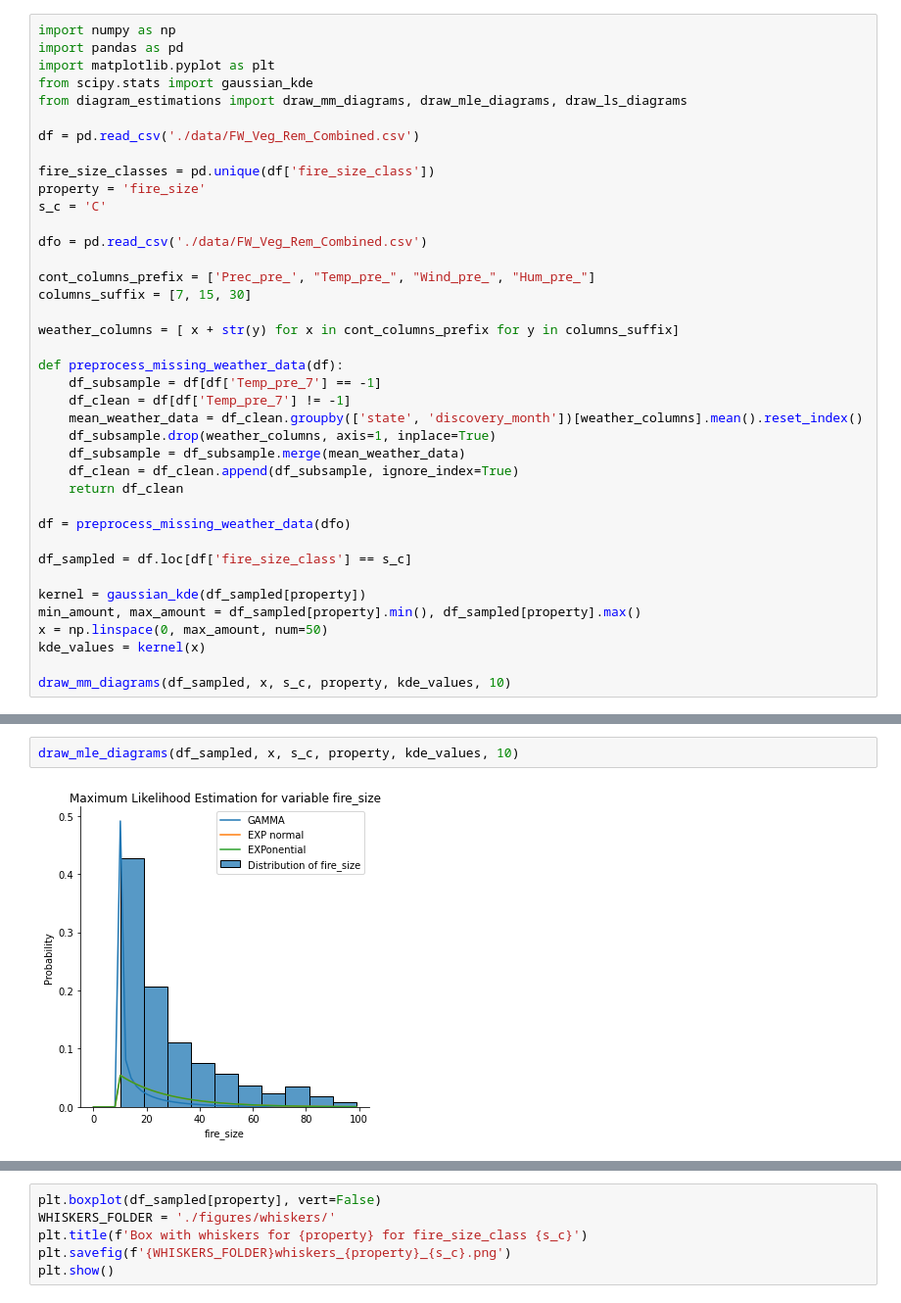
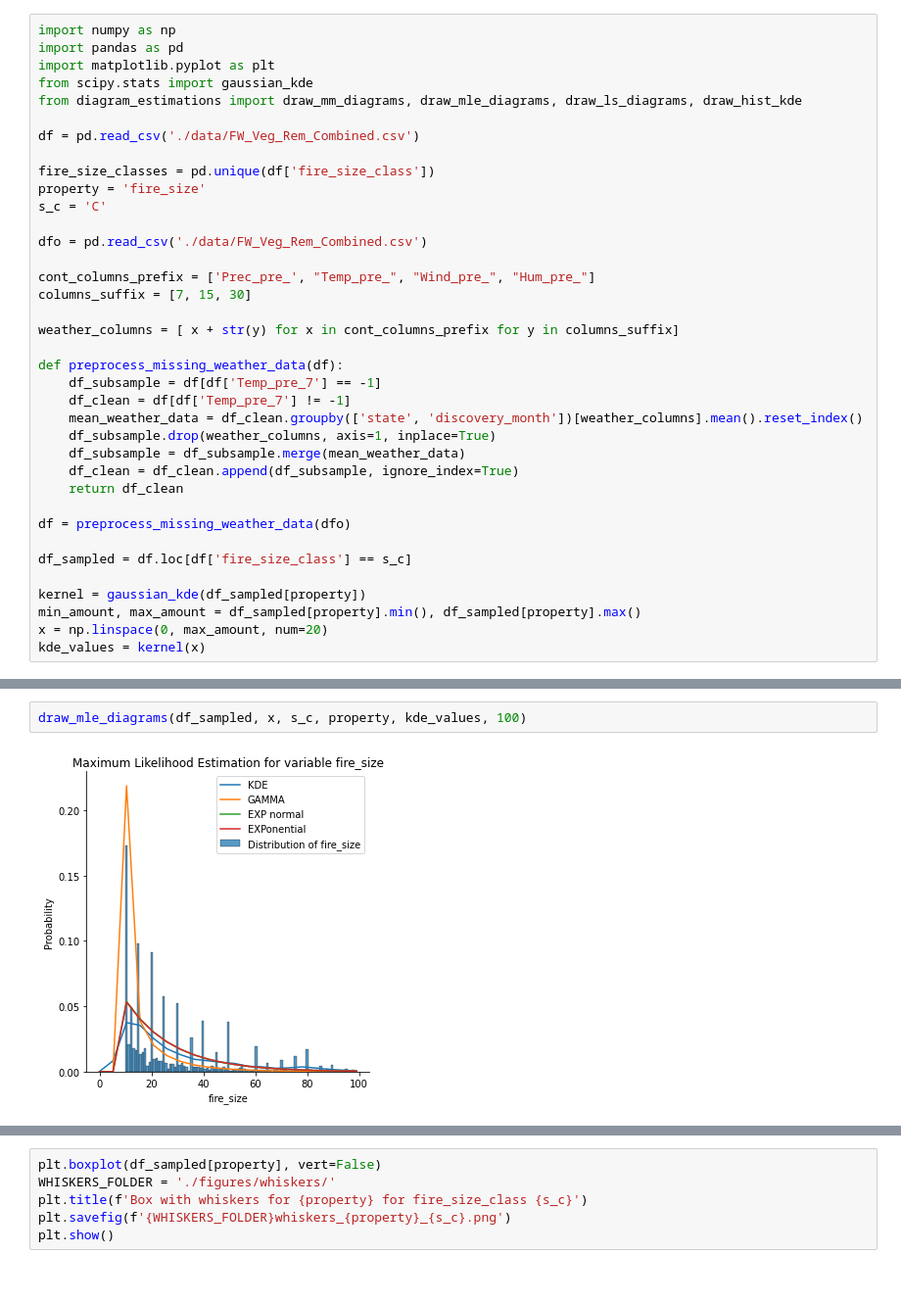
Before and after one commit to PatrykStronski/MultivariateAnalysis_Task1, a Jupyter notebook: fire_size_c.ipynb, the cells around one changed output, grey strips where cells are left out. Shown at 98% size. Drawn from its saved outputs; the diff is of its cells as text.

```diff
--- a/fire_size_c.ipynb
+++ b/fire_size_c.ipynb
@@ -3,7 +3,7 @@ import numpy as np
 import pandas as pd
 import matplotlib.pyplot as plt
 from scipy.stats import gaussian_kde
-from diagram_estimations import draw_mm_diagrams, draw_mle_diagrams, draw_ls_diagrams
+from diagram_estimations import draw_mm_diagrams, draw_mle_diagrams, draw_ls_diagrams, draw_hist_kde
 
 df = pd.read_csv('./data/FW_Veg_Rem_Combined.csv')
 
@@ -33,10 +33,8 @@ df_sampled = df.loc[df['fire_size_class'] == s_c]
 
 kernel = gaussian_kde(df_sampled[property])
 min_amount, max_amount = df_sampled[property].min(), df_sampled[property].max()
-x = np.linspace(0, max_amount, num=50)
+x = np.linspace(0, max_amount, num=20)
 kde_values = kernel(x)
-
-draw_mm_diagrams(df_sampled, x, s_c, property, kde_values, 10)
 # %% [output]
 A value is trying to be set on a copy of a slice from a DataFrame
 
@@ -52,4 +58,4 @@ FOR expon: Kolmogorov-Smirnoff test result KstestResult(statistic=1.0, pvalue=0.
 # %%
-draw_mle_diagrams(df_sampled, x, s_c, property, kde_values, 10)
+draw_mle_diagrams(df_sampled, x, s_c, property, kde_values, 100)
 # %% [output]
-[figure, old version]
+[figure, new version]
```
Also changed, not shown: parts of 5 cells of this notebook, 6 other files.
